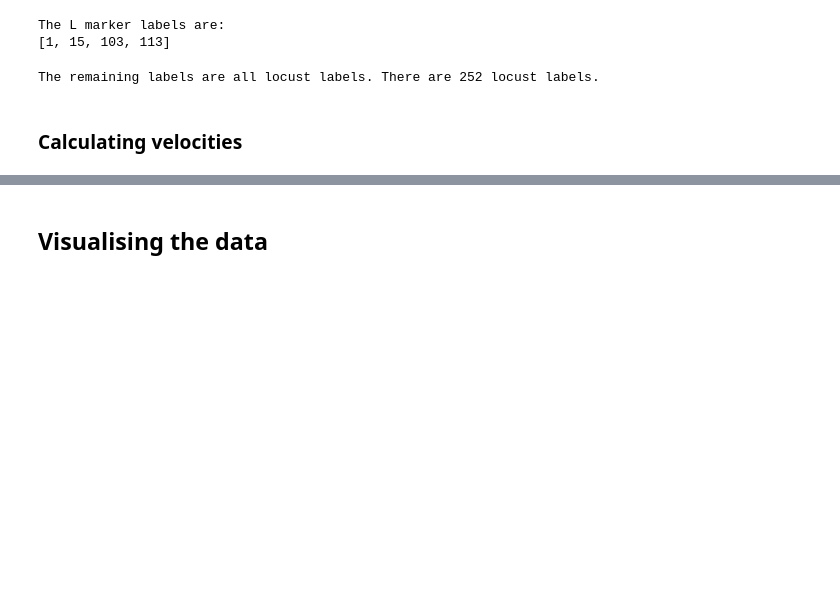
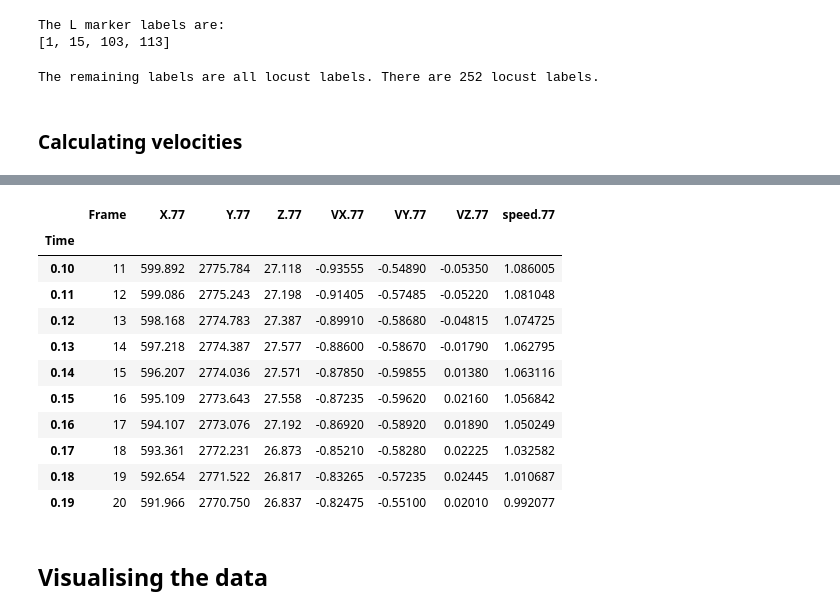
Before and after one commit to Mark-Bugden/Locust-Physics, a Jupyter notebook: Introductory_data_Analysis.ipynb, the cells around one changed output, grey strips where cells are left out. Saved outputs shown, nothing was run; the diff lists cells and outputs as text; code cells hidden in the pictures; blank space fills up the shorter version.

```diff
--- a/Introductory_data_Analysis.ipynb
+++ b/Introductory_data_Analysis.ipynb
@@ -183,0 +172,14 @@ ldf[['Frame', f'X.{LocustNumber}', f'Y.{LocustNumber}', f'Z.{LocustNumber}', f'V
+# %%
+# We can select a subset of locusts which are tracked for the majority of the time
+maj_ldf = ldf.iloc[:, (ldf.isnull().sum()/len(df) < 0.35).tolist()].copy()
+
+# We can get the marker labels for these locusts
+maj_markers = [int(cols[6:]) for cols in maj_ldf.columns[1:] if 'speed.' in cols]
+# Since each number appears in the list three times, it's certainly not a unique list of numbers.
+# We can make it into a unique list of numbers though, by first converting to a set, and then back to a list.
+maj_markers = list(set(maj_markers))
+
+# Unfortunately this loses the nice ordering we had, but we can fix that easily enough with a quick sort.
+maj_markers = sorted(maj_markers)
+
+maj_markers
@@ -184,3 +204,22 @@ ldf[['Frame', f'X.{LocustNumber}', f'Y.{LocustNumber}', f'Z.{LocustNumber}', f'V
+# %%
+# Because there are so many markers, it's difficult to see what's going on if we try to print ndf.head(10)
+# Instead, let's just pick one marker, and look at the columns we have available.
+# We have: Frame, x position, y position, z position, x velocity, y velocity, z velocity, speed.
+LocustNumber = random.choice(maj_markers)
+ldf[['Frame', f'X.{LocustNumber}', f'Y.{LocustNumber}', f'Z.{LocustNumber}', f'VX.{LocustNumber}', f'VY.{LocustNumber}', f'VZ.{LocustNumber}', f'speed.{LocustNumber}']].head(10)
+# %% [output]
+|  | Frame | X.77 | Y.77 | Z.77 | VX.77 | VY.77 | VZ.77 | speed.77 |
+| Time |  |  |  |  |  |  |  |  |
+| 0.10 | 11 | 599.892 | 2775.784 | 27.118 | -0.93555 | -0.54890 | -0.05350 | 1.086005 |
+| 0.11 | 12 | 599.086 | 2775.243 | 27.198 | -0.91405 | -0.57485 | -0.05220 | 1.081048 |
+| 0.12 | 13 | 598.168 | 2774.783 | 27.387 | -0.89910 | -0.58680 | -0.04815 | 1.074725 |
+| 0.13 | 14 | 597.218 | 2774.387 | 27.577 | -0.88600 | -0.58670 | -0.01790 | 1.062795 |
+| 0.14 | 15 | 596.207 | 2774.036 | 27.571 | -0.87850 | -0.59855 | 0.01380 | 1.063116 |
+| 0.15 | 16 | 595.109 | 2773.643 | 27.558 | -0.87235 | -0.59620 | 0.02160 | 1.056842 |
+| 0.16 | 17 | 594.107 | 2773.076 | 27.192 | -0.86920 | -0.58920 | 0.01890 | 1.050249 |
+| 0.17 | 18 | 593.361 | 2772.231 | 26.873 | -0.85210 | -0.58280 | 0.02225 | 1.032582 |
+| 0.18 | 19 | 592.654 | 2771.522 | 26.817 | -0.83265 | -0.57235 | 0.02445 | 1.010687 |
+| 0.19 | 20 | 591.966 | 2770.750 | 26.837 | -0.82475 | -0.55100 | 0.02010 | 0.992077 |
 # %% [markdown]
 ## Visualising the data
 # %%
```
Also changed, not shown: parts of 16 cells of this notebook.
